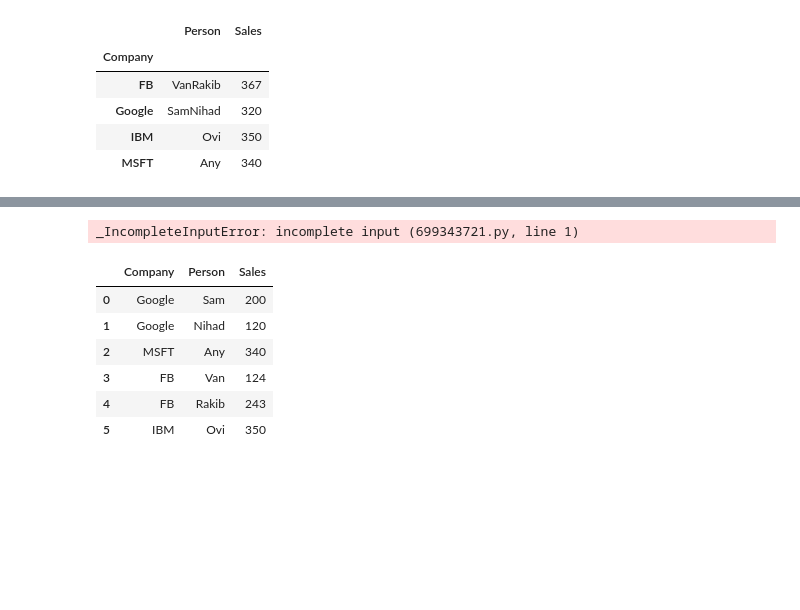
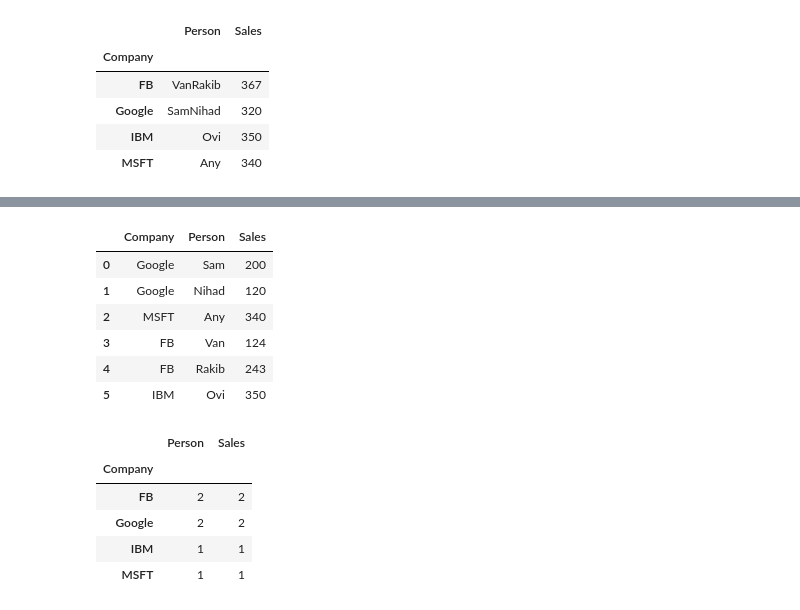
Before and after one commit to Thaniya3131/Data-Science, a Jupyter notebook: pandas.ipynb, the cells around one changed output, grey strips where cells are left out. Cells and saved outputs as stored; diff of their text form; code cells hidden in the pictures; blank space fills up the shorter version.

```diff
--- a/pandas.ipynb
+++ b/pandas.ipynb
@@ -128,15 +134,20 @@ ValueError: could not convert string to float: 'Sam'
 # %%
-df.groupby('Company'.count()
+df
 # %% [output]
-_IncompleteInputError: incomplete input (699343721.py, line 1)
+|  | Company | Person | Sales |
+| 0 | Google | Sam | 200 |
+| 1 | Google | Nihad | 120 |
+| 2 | MSFT | Any | 340 |
+| 3 | FB | Van | 124 |
+| 4 | FB | Rakib | 243 |
+| 5 | IBM | Ovi | 350 |
 # %%
-df
+df.groupby('Company').count()
 # %% [output]
-|  | Company | Person | Sales |
-| 0 | Google | Sam | 200 |
-| 1 | Google | Nihad | 120 |
-| 2 | MSFT | Any | 340 |
-| 3 | FB | Van | 124 |
-| 4 | FB | Rakib | 243 |
-| 5 | IBM | Ovi | 350 |
+|  | Person | Sales |
+| Company |  |  |
+| FB | 2 | 2 |
+| Google | 2 | 2 |
+| IBM | 1 | 1 |
+| MSFT | 1 | 1 |
 # %%
```
Also changed, not shown: parts of 28 cells of this notebook.
